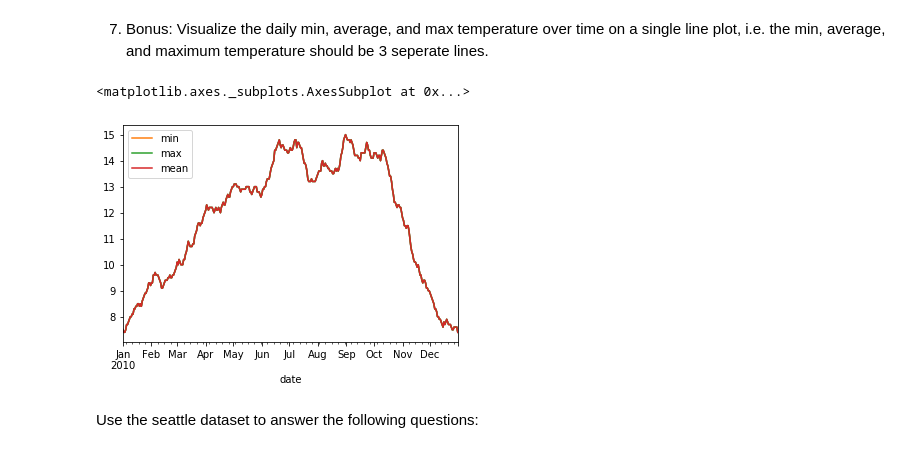
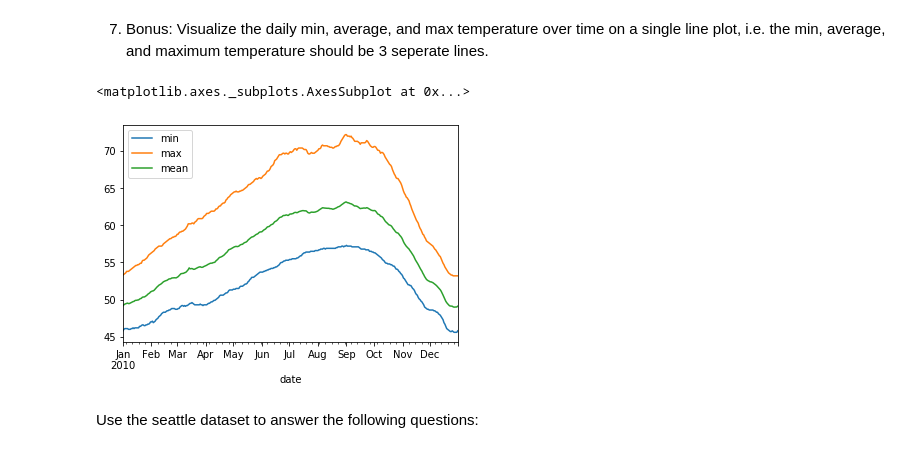
Before and after one commit to cari-holmes/ds-methodologies-exercises, a Jupyter notebook: time_series/time_series.ipynb, the cells around one changed output. Saved outputs shown, nothing was run; the diff lists cells and outputs as text; code cells hidden in the pictures.

```diff
--- a/time_series/time_series.ipynb
+++ b/time_series/time_series.ipynb
@@ -91,16 +91,11 @@ df_resamp.sort_values(by='delta_temp', ascending=False).head(1)
 | 2010-08-31 | 57.2 | 72.2 | 15.0 |
 # %% [markdown]
 7. Bonus: Visualize the daily min, average, and max temperature over time on a single line plot, i.e. the min, average, and maximum temperature should be 3 seperate lines.
-# %%
-# fix this graph
-ax = cool.plot()
-cool.resample('D').agg(['min']).plot(ax=ax)
-cool.resample('D').agg(['max']).plot(ax=ax)
-cool.resample('D').agg(['mean']).plot(ax=ax)
-#cool.asfreq()
-# %% [output]
-<matplotlib.axes._subplots.AxesSubplot at 0x...>
-[figure, removed]
+# %%
+df.temp.resample('D').agg(['min','max','mean']).plot()
+# %% [output]
+<matplotlib.axes._subplots.AxesSubplot at 0x...>
+[figure, added]
 # %% [markdown]
 Use the seattle dataset to answer the following questions:
 # %%
```
Also changed, not shown: parts of 29 cells of this notebook.
